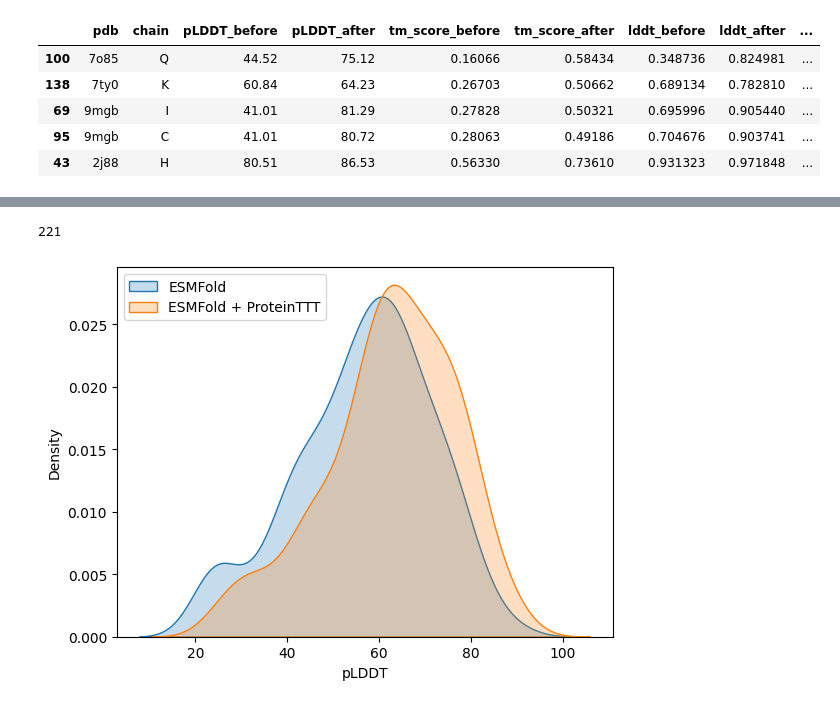
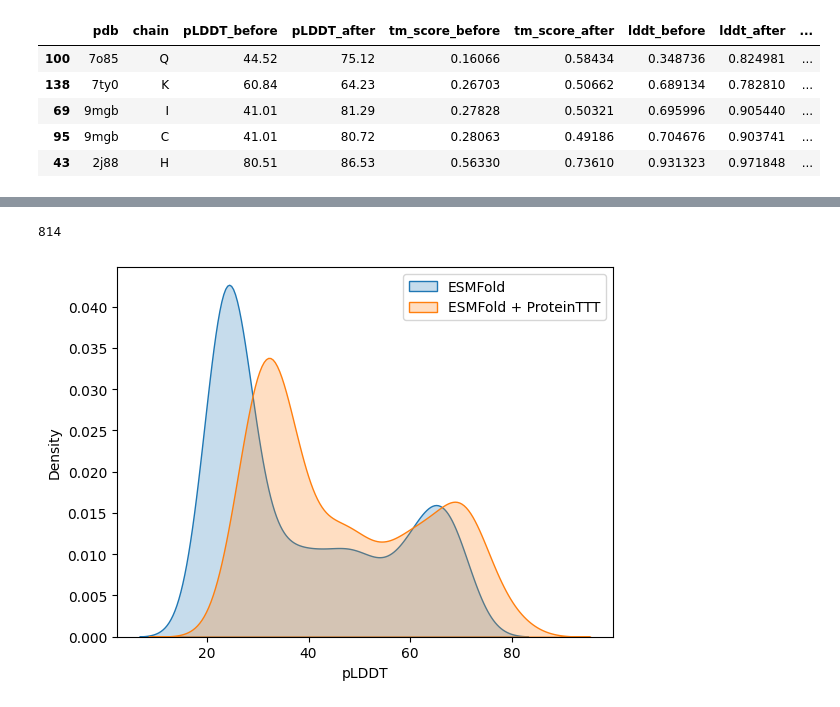
Before and after one commit to pimenol/ProteinTTT, a Jupyter notebook: notebooks/CDR_SAbDab.ipynb, the cells around one changed output, grey strips where cells are left out. Drawn from its saved outputs; the diff is of its cells as text; code cells hidden in the pictures.

```diff
--- a/notebooks/CDR_SAbDab.ipynb
+++ b/notebooks/CDR_SAbDab.ipynb
@@ -34,8 +34,8 @@ pd.set_option("max_colwidth", 100)
 base_path = Path("/scratch/project/open-32-14/pimenol1/ProteinTTT/ProteinTTT/data/sabdab")
 ORIGINAL_PDB = base_path / Path("chothia")
 PREDICTED_PDB = base_path / Path('predicted_structures')
-SUMMARY_PATH_HLCHAINS = base_path / Path("summary_HLchain_after.tsv")
-SUMMARY_PATH_ANTIGEN = base_path / Path("different_sequences_out.tsv")
+SUMMARY_PATH_HLCHAINS = base_path / Path("cdr_evaluation.tsv")
+SUMMARY_PATH_ANTIGEN = base_path / Path("antigen_evaluation.tsv")
 
 CORRECT_PREDICTED_PDB = base_path / Path('corrected_predicted_structures')
 CDR_PATH = base_path / Path("cdr_regions")
@@ -613,12 +663,12 @@ plt.show()
 # %%
-subdf = df_cdrs.query("pLDDT_before.notna() and pLDDT_after.notna()")
+subdf = df_antigen.query("pLDDT_before.notna() and pLDDT_after.notna()")
 print(len(subdf))
 
 sns.kdeplot(subdf['pLDDT_before'], label='ESMFold', fill=True)
 sns.kdeplot(subdf['pLDDT_after'], label='ESMFold + ProteinTTT', fill=True)
 plt.xlabel('pLDDT')
 plt.legend()
 plt.show()
 # %% [output]
-221
+814
-[figure, old version]
+[figure, new version]
```
Also changed, not shown: parts of 13 cells of this notebook.
